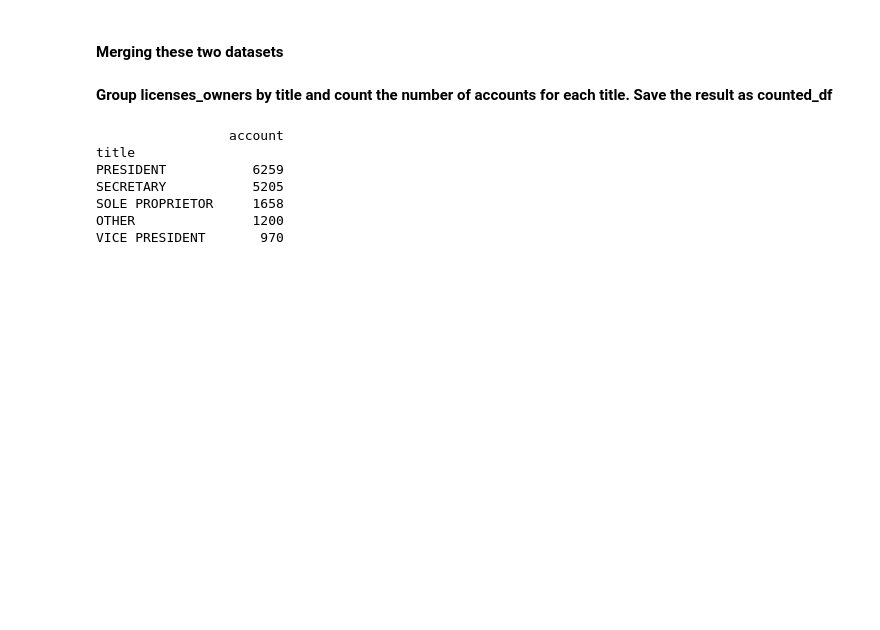
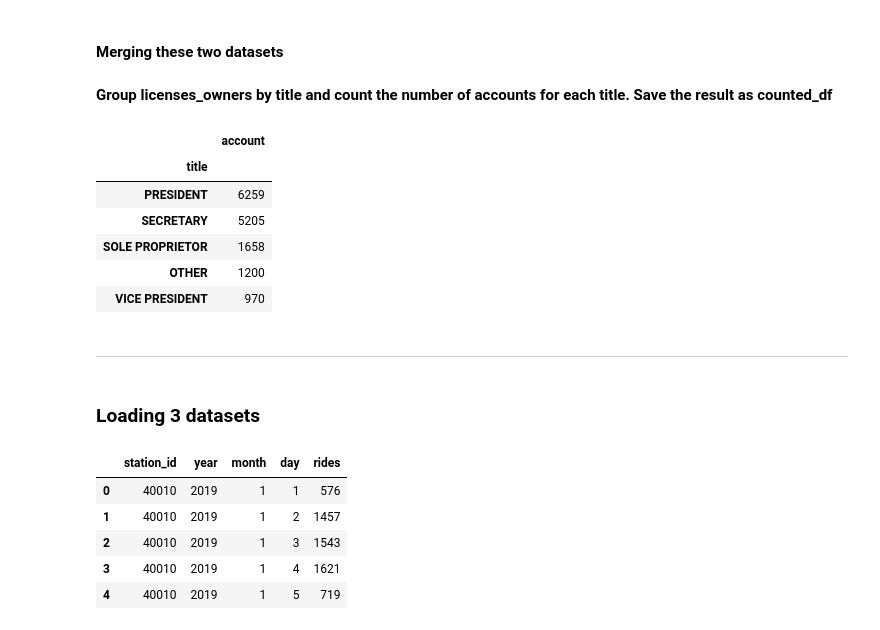
Before and after one commit to ishtiakrongon/Datacamp-Joining_data_with_pandas, a Jupyter notebook: data_merging_basics.ipynb, the cells around one changed output. Cells and saved outputs as stored; diff of their text form; code cells hidden in the pictures; blank space fills up the shorter version.

```diff
--- a/data_merging_basics.ipynb
+++ b/data_merging_basics.ipynb
@@ -239,12 +239,16 @@ counted_df = licenses_owners.groupby('title').agg({'account':'count'})
 sorted_df = counted_df.sort_values('account', ascending = False)
 # %%
 # Use .head() method to print the first few rows of sorted_df
-print(sorted_df.head())
+sorted_df.head()
 # %% [output]
-                 account
-title
-PRESIDENT           6259
-SECRETARY           5205
-SOLE PROPRIETOR     1658
-OTHER               1200
-VICE PRESIDENT       970
+|  | account |
+| title |  |
+| PRESIDENT | 6259 |
+| SECRETARY | 5205 |
+| SOLE PROPRIETOR | 1658 |
+| OTHER | 1200 |
+| VICE PRESIDENT | 970 |
+# %% [markdown]
+---
+# %% [markdown]
+### Loading 3 datasets
@@ -250,0 +260,9 @@ VICE PRESIDENT       970
+# %%
+ridership.head()
+# %% [output]
+|  | station_id | year | month | day | rides |
+| 0 | 40010 | 2019 | 1 | 1 | 576 |
+| 1 | 40010 | 2019 | 1 | 2 | 1457 |
+| 2 | 40010 | 2019 | 1 | 3 | 1543 |
+| 3 | 40010 | 2019 | 1 | 4 | 1621 |
+| 4 | 40010 | 2019 | 1 | 5 | 719 |
```
Also changed, not shown: parts of 18 cells of this notebook, 4 other files.
